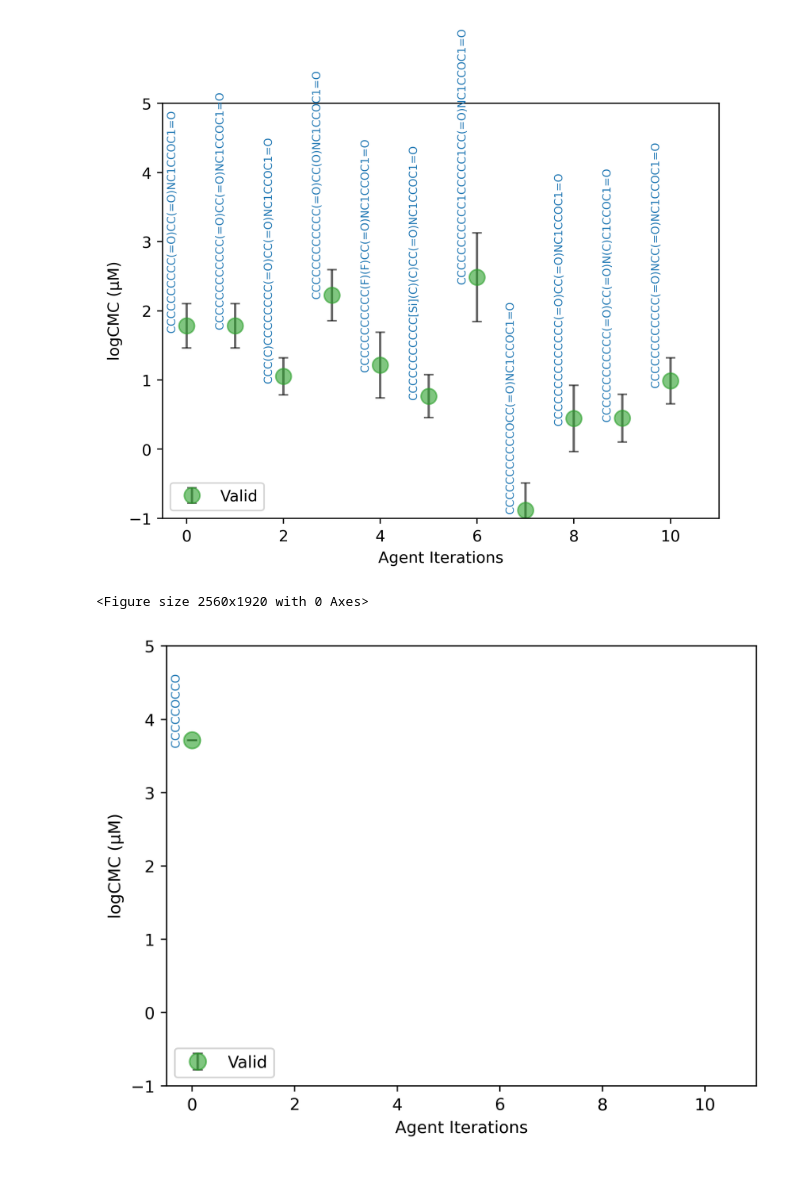
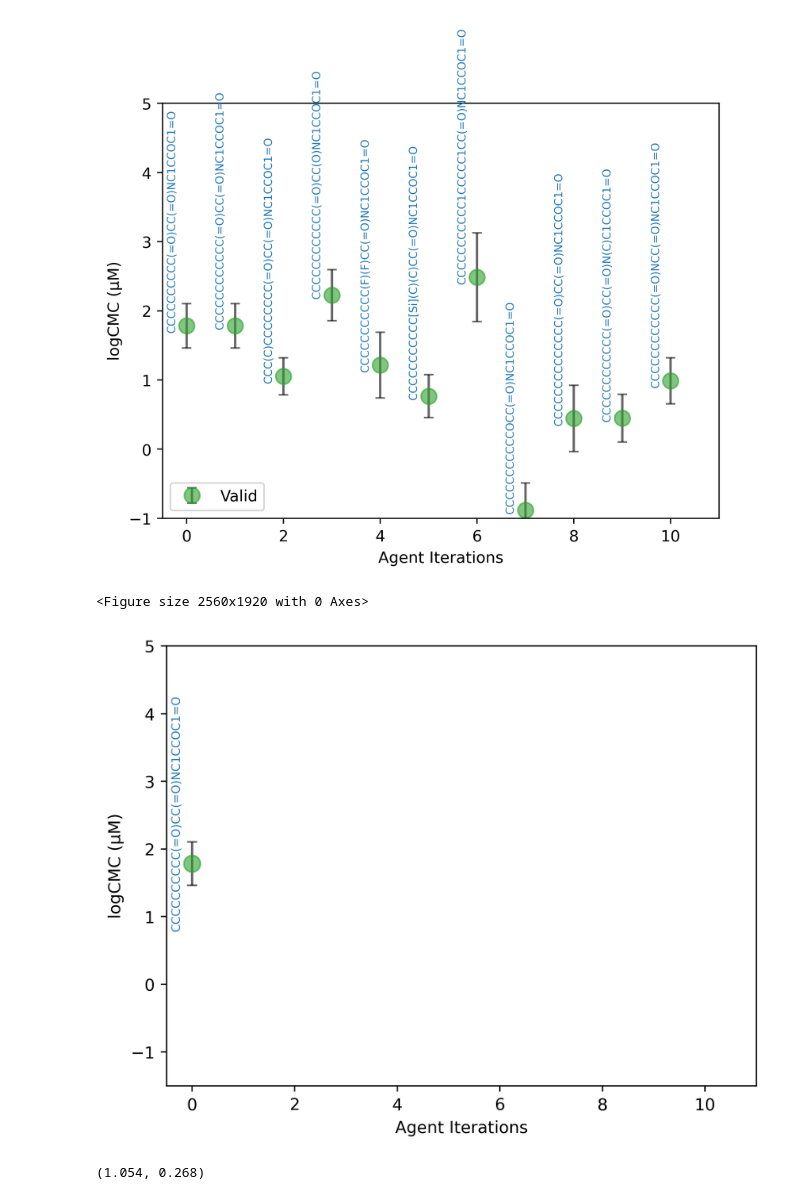
Before and after one commit to mehradans92/dZiner, a Jupyter notebook: examples/2.surfactant-cmc.ipynb, the cells around one changed output. Drawn from its saved outputs; the diff is of its cells as text; code cells hidden in the pictures.

```diff
--- a/examples/2.surfactant-cmc.ipynb
+++ b/examples/2.surfactant-cmc.ipynb
@@ -310,6 +310,7 @@ plt.savefig(f"../results/{iteration_data[0]['data']['SMILES']}_guided.png")
 from rdkit import Chem
 from rdkit.Chem import Draw
 import matplotlib.pyplot as plt
+import numpy as np
 
 
 
@@ -342,13 +343,14 @@ def visualize_smiles(smiles, filename):
 
 import json
 
+initial_surfactant = "CCCCCCCCCC(=O)CC(=O)NC1CCOC1=O"
 
 with open(f"../results/CMC/{initial_surfactant}_guided.json", "r") as json_file:
     iteration_data = json.load(json_file)
 
 iterations = [item['iteration'] for item in iteration_data]
-mean_cmcs = [item['data']['CMC'] for item in iteration_data]
-std_cmcs = np.zeros(len(mean_cmcs))
+mean_cmcs = [item['data']['mean CMC'] for item in iteration_data]
+std_cmcs = [item['data']['std CMC'] for item in iteration_data]
 smiles_labels = [item['data']['SMILES'] for item in iteration_data]
 chemical_feasibilities = [item['data']['Chemical Feasibility'] for item in iteration_data]
 
@@ -361,38 +363,38 @@ colors = ['C2' if feas == 'Valid' else 'C0' for feas in chemical_feasibilities]
 iter = 0
 
 plt.figure(dpi=400)
-for i, (x, y, yerr, color) in enumerate(zip(iterations, mean_cmcs, np.zeros(len(mean_cmcs)), colors)):
+for i, (x, y, yerr, color) in enumerate(zip(iterations, mean_cmcs, std_cmcs, colors)):
     plt.errorbar(x, y, yerr=yerr, fmt='o', color=color, ecolor='k', capsize=3,
                  linestyle='None', alpha=0.6, markersize=10, label=chemical_feasibilities[i])
 
     filename = f'../results/CMC/iter_{i}_{smiles_labels[i]}.png'
     visualize_smiles(smiles_labels[i], filename)
     if i == iter:
         break
 
 
 vertical_offsets = [(-10 + 5 * (k % 2)) for k in range(len(iterations))]  # Alternating vertical offsets
 
 for i, (x, y, label, offset) in enumerate(zip(iterations, mean_cmcs, smiles_labels, vertical_offsets)):
-    plt.text(x-0.2, y + offset/100, label, verticalalignment='bottom', horizontalalignment='right', fontsize=7, color='C0', rotation=90)
+    plt.text(x-0.2, y + offset/10, label, verticalalignment='bottom', horizontalalignment='right', fontsize=7, color='C0', rotation=90)
     if i == iter:
         break
 
 ax=plt.gca()
 handles, labels = ax.get_legend_handles_labels()
 by_label = dict(zip(labels, handles))
 
-plt.legend(by_label.values(), by_label.keys(), loc="lower left")
+# plt.legend(by_label.values(), by_label.keys(), loc="lower left")
 
 plt.xlabel('Agent Iterations')
 plt.xlim([-0.5,11])
-plt.ylim([-1, 5])
+plt.ylim([-1.5, 5])
 plt.ylabel('logCMC (μM)')
 
 plt.savefig(f"../results/CMC/{iter}_{smiles_labels[iter]}_guided.png")
 # %% [output]
 <Figure size 2560x1920 with 0 Axes>
-[figure, old version]
+[figure, new version]
 # %%
 from rdkit import Chem
 from rdkit.Chem import Draw
@@ -429,3 +438,7 @@ def visualize_smiles(smiles, filename):
 # Example usage
 filename = f'{initial_surfactant}.png'
 visualize_smiles(initial_surfactant, filename)
+# %%
+predict_cmc('CCCCCCCCCCCC(=O)CC(=O)NC1CCOC1=O')
+# %% [output]
+(1.054, 0.268)
```
Also changed, not shown: parts of 1 cell of this notebook.
